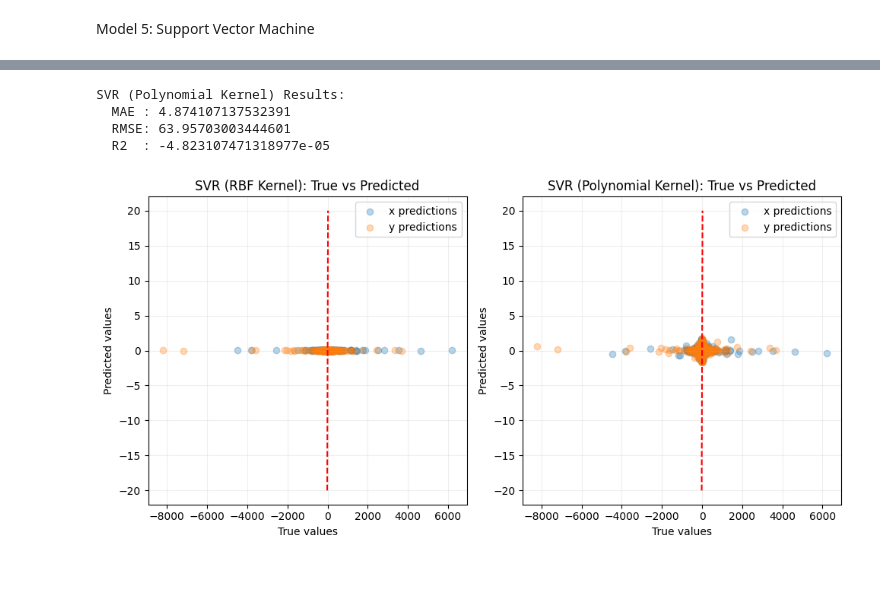
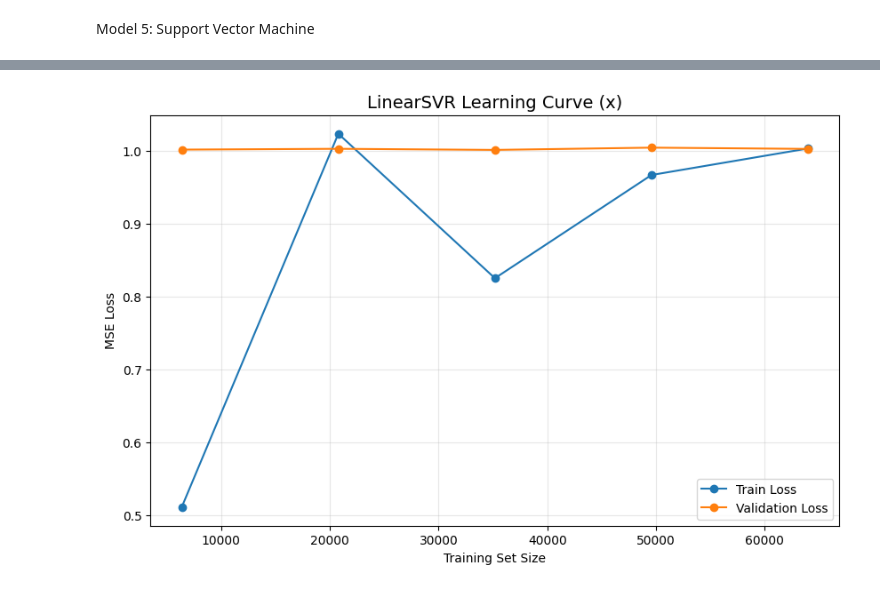
Before and after one commit to aleenaaahad/Machine-Learning-Models, a Jupyter notebook: Data-Processing.ipynb, the cells around one changed output, grey strips where cells are left out. Drawn from its saved outputs; the diff is of its cells as text; code cells hidden in the pictures.

```diff
--- a/Data-Processing.ipynb
+++ b/Data-Processing.ipynb
@@ -68,8 +62,13 @@ Model 2: Random Forest
 # %%
 from sklearn.ensemble import RandomForestRegressor
 rf = RandomForestRegressor(
-    n_estimators=200,
-    random_state=42
+    n_estimators=300,
+    random_state=42,
+    max_depth=10
 )
 
-rf.fit(X_train, y_train)
+rf_x = RandomForestRegressor(n_estimators=300, max_depth=10, random_state=42)
+rf_y = RandomForestRegressor(n_estimators=300, max_depth=10, random_state=42)
+
+rf_x.fit(X_train, y_train['x'])
+rf_y.fit(X_train, y_train['y'])
@@ -288,46 +454,31 @@ SVR(kernel='poly')
-# %%
-y_pred_x = svr_poly_x.predict(X_test_poly)
-y_pred_y = svr_poly_y.predict(X_test_poly)
-
-y_pred_poly = np.column_stack([y_pred_x, y_pred_y])
-
-mae = mean_absolute_error(y_test, y_pred_poly)
-rmse = np.sqrt(mean_squared_error(y_test, y_pred_poly))
-r2 = r2_score(y_test, y_pred_poly)
-
-print("SVR (Polynomial Kernel) Results:")
-print("  MAE :", mae)
-print("  RMSE:", rmse)
-print("  R2  :", r2)
-# %% [output]
-SVR (Polynomial Kernel) Results:
-  MAE : 4.874107137532391
-  RMSE: 63.95703003444601
-  R2  : -4.823107471318977e-05
 # %%
-plt.figure(figsize=(10,5))
+from sklearn.model_selection import learning_curve
+import numpy as np
+import matplotlib.pyplot as plt
 
-# --- RBF ---
-plt.subplot(1,2,1)
-plt.scatter(y_test['x'], y_pred_linsvr[:,0], alpha=0.3, label='x predictions')
-plt.scatter(y_test['y'], y_pred_linsvr[:,1], alpha=0.3, label='y predictions')
-plt.plot([-20,20], [-20,20], 'r--')  # diagonal reference line
-plt.title("SVR (RBF Kernel): True vs Predicted")
-plt.xlabel("True values"); plt.ylabel("Predicted values")
-plt.legend()
-plt.grid(True, alpha=0.2)
+def plot_learning_curve(model, X, y, title="Learning Curve"):
+    train_sizes, train_scores, val_scores = learning_curve(
+        model, X, y,
+        cv=5,
+        scoring='neg_mean_squared_error',
+        n_jobs=-1,
+        train_sizes=np.linspace(0.1, 1.0, 5)
+    )
 
-# --- Polynomial ---
-plt.subplot(1,2,2)
-plt.scatter(y_test['x'], y_pred_poly[:,0], alpha=0.3, label='x predictions')
-plt.scatter(y_test['y'], y_pred_poly[:,1], alpha=0.3, label='y predictions')
-plt.plot([-20,20], [-20,20], 'r--')
-plt.title("SVR (Polynomial Kernel): True vs Predicted")
-plt.xlabel("True values"); plt.ylabel("Predicted values")
-plt.legend()
-plt.grid(True, alpha=0.2)
+    train_mean = -np.mean(train_scores, axis=1)
+    val_mean = -np.mean(val_scores, axis=1)
 
-plt.tight_layout()
-plt.show()
+    plt.figure(figsize=(10,6))
+    plt.plot(train_sizes, train_mean, 'o-', label="Train Loss")
+    plt.plot(train_sizes, val_mean, 'o-', label="Validation Loss")
+    plt.title(title, fontsize=14)
+    plt.xlabel("Training Set Size")
+    plt.ylabel("MSE Loss")
+    plt.legend()
+    plt.grid(alpha=0.3)
+    plt.show()
+
+plot_learning_curve(svr_x, X_train_svm, y_train_x_s.ravel(),
+                    "LinearSVR Learning Curve (x)")
 # %% [output]
-[figure, old version]
+[figure, new version]
```
Also changed, not shown: parts of 25 cells of this notebook.
